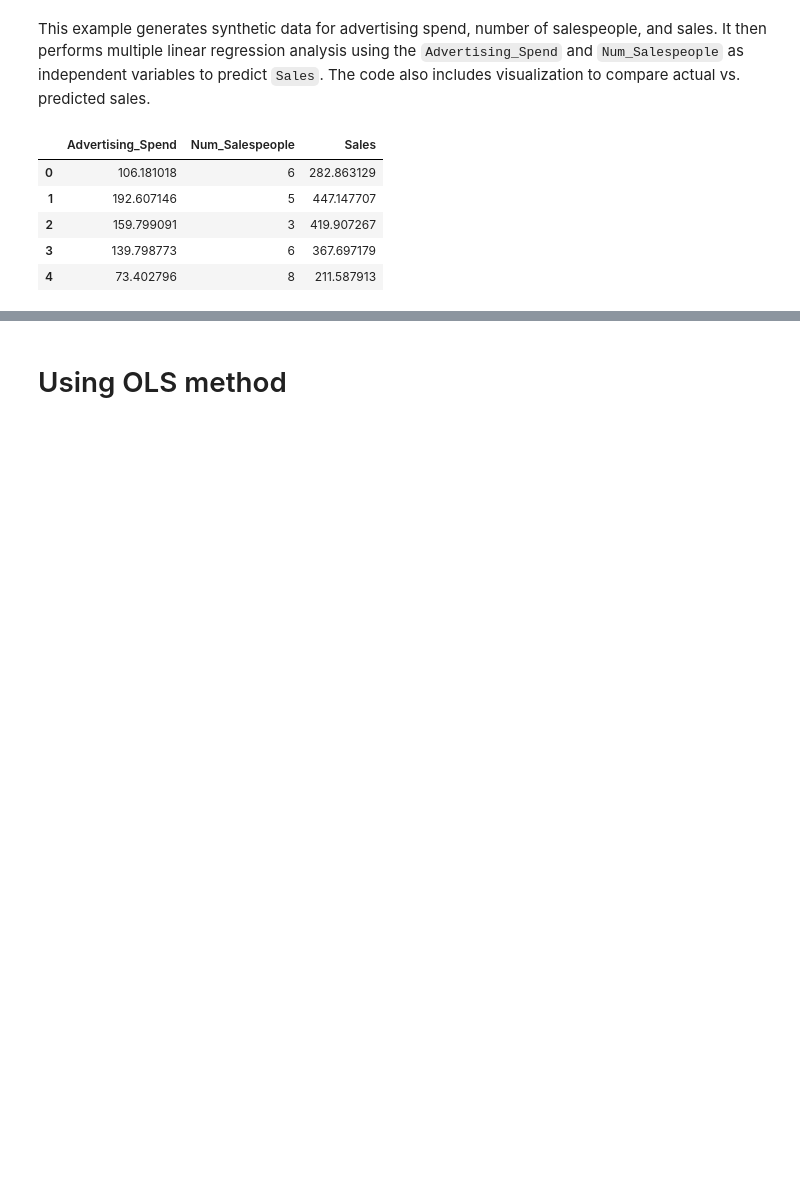
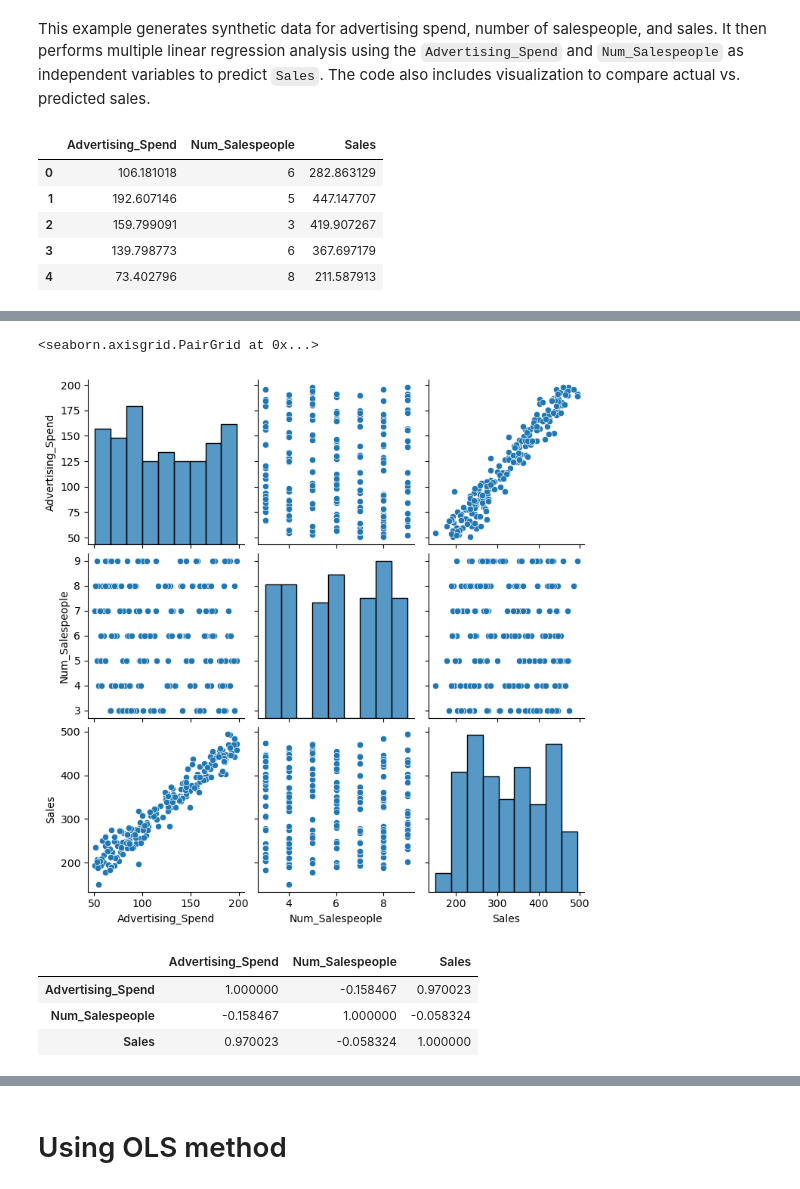
Before and after one commit to arunp77/Machine-Learning, a Jupyter notebook: Advertisment-multiple regression.ipynb, the cells around one changed output, grey strips where cells are left out. Drawn from its saved outputs; the diff is of its cells as text; code cells hidden in the pictures; blank space fills up the shorter version.

```diff
--- a/Advertisment-multiple regression.ipynb
+++ b/Advertisment-multiple regression.ipynb
@@ -33,0 +37,12 @@ df.shape
+# %%
+sns.pairplot(df)
+# %% [output]
+<seaborn.axisgrid.PairGrid at 0x...>
+[figure, added]
+# %%
+df.corr()
+# %% [output]
+|  | Advertising_Spend | Num_Salespeople | Sales |
+| Advertising_Spend | 1.000000 | -0.158467 | 0.970023 |
+| Num_Salespeople | -0.158467 | 1.000000 | -0.058324 |
+| Sales | 0.970023 | -0.058324 | 1.000000 |
```
Also changed, not shown: parts of 5 cells of this notebook.
